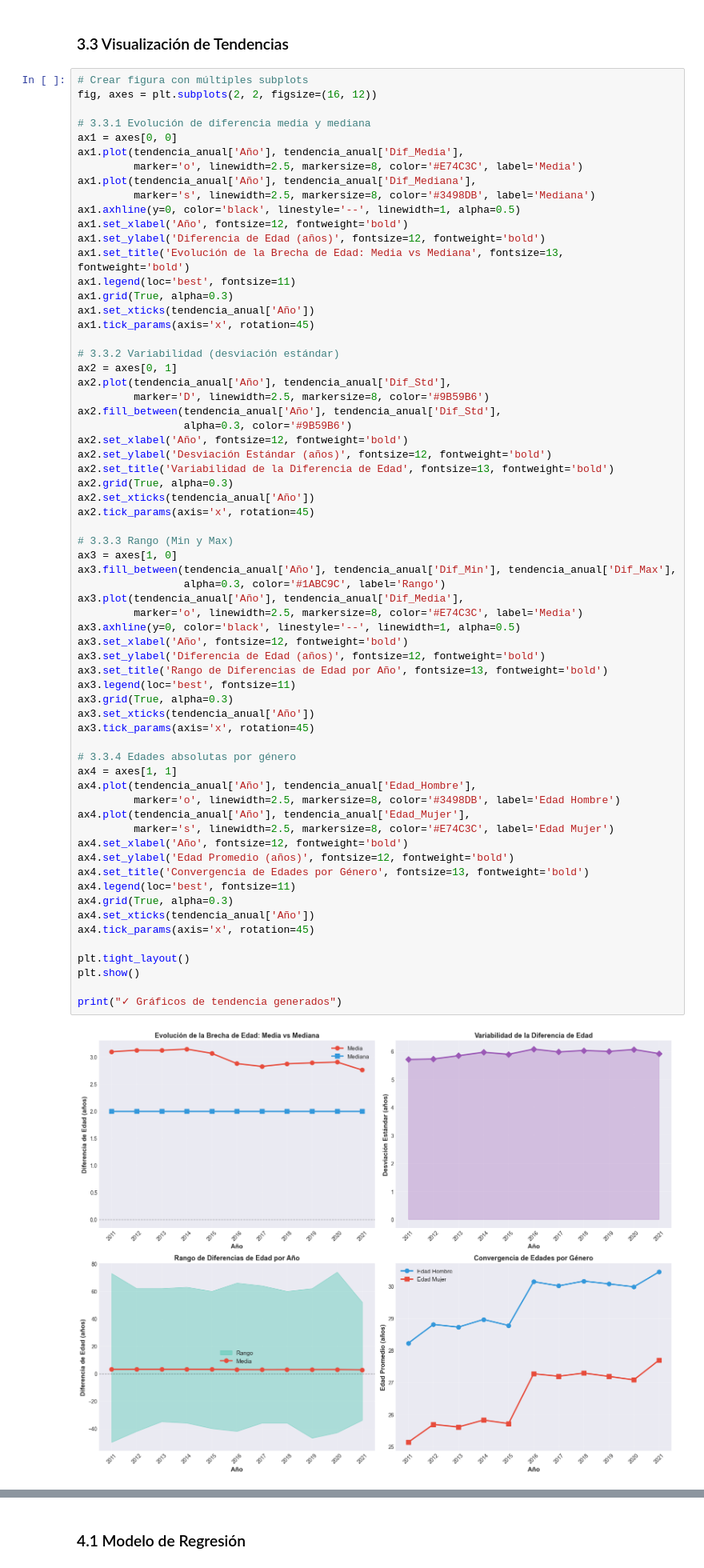
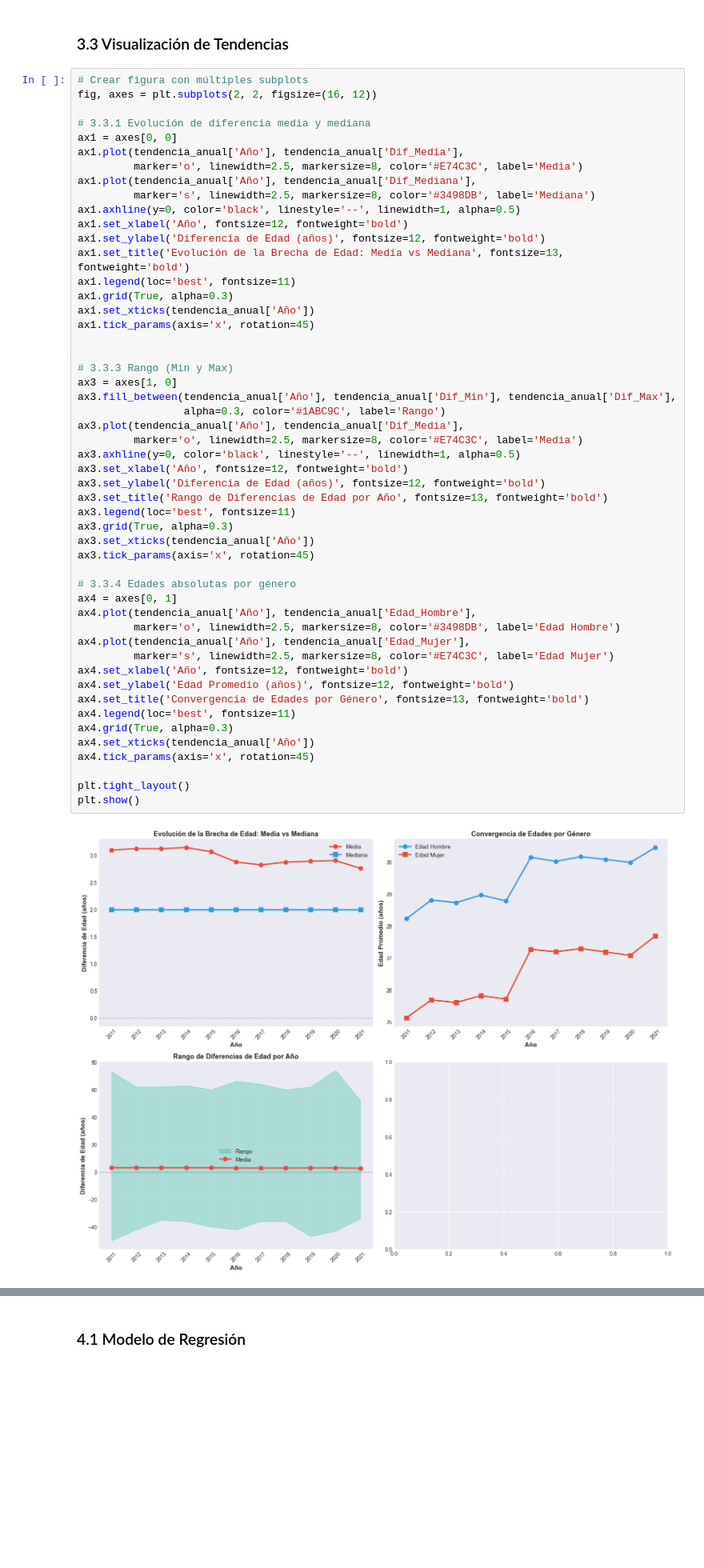
Before and after one commit to Branuvg/proyecto1_mineria, a Jupyter notebook: Hipotesis_3_Brecha_Edad_Conyuges.ipynb, the cells around one changed output, grey strips where cells are left out. Shown at 80% size. Saved outputs shown, nothing was run; the diff lists cells and outputs as text; blank space fills up the shorter version.

```diff
--- a/Hipotesis_3_Brecha_Edad_Conyuges.ipynb
+++ b/Hipotesis_3_Brecha_Edad_Conyuges.ipynb
@@ -276,51 +257,37 @@ ax1.grid(True, alpha=0.3)
 ax1.set_xticks(tendencia_anual['Año'])
 ax1.tick_params(axis='x', rotation=45)
 
-# 3.3.2 Variabilidad (desviación estándar)
-ax2 = axes[0, 1]
-ax2.plot(tendencia_anual['Año'], tendencia_anual['Dif_Std'],
-         marker='D', linewidth=2.5, markersize=8, color='#9B59B6')
-ax2.fill_between(tendencia_anual['Año'], tendencia_anual['Dif_Std'],
-                 alpha=0.3, color='#9B59B6')
-ax2.set_xlabel('Año', fontsize=12, fontweight='bold')
-ax2.set_ylabel('Desviación Estándar (años)', fontsize=12, fontweight='bold')
-ax2.set_title('Variabilidad de la Diferencia de Edad', fontsize=13, fontweight='bold')
-ax2.grid(True, alpha=0.3)
-ax2.set_xticks(tendencia_anual['Año'])
-ax2.tick_params(axis='x', rotation=45)
 
 # 3.3.3 Rango (Min y Max)
 ax3 = axes[1, 0]
 ax3.fill_between(tendencia_anual['Año'], tendencia_anual['Dif_Min'], tendencia_anual['Dif_Max'],
                  alpha=0.3, color='#1ABC9C', label='Rango')
 ax3.plot(tendencia_anual['Año'], tendencia_anual['Dif_Media'],
          marker='o', linewidth=2.5, markersize=8, color='#E74C3C', label='Media')
 ax3.axhline(y=0, color='black', linestyle='--', linewidth=1, alpha=0.5)
 ax3.set_xlabel('Año', fontsize=12, fontweight='bold')
 ax3.set_ylabel('Diferencia de Edad (años)', fontsize=12, fontweight='bold')
 ax3.set_title('Rango de Diferencias de Edad por Año', fontsize=13, fontweight='bold')
 ax3.legend(loc='best', fontsize=11)
 ax3.grid(True, alpha=0.3)
 ax3.set_xticks(tendencia_anual['Año'])
 ax3.tick_params(axis='x', rotation=45)
 
 # 3.3.4 Edades absolutas por género
-ax4 = axes[1, 1]
+ax4 = axes[0, 1]
 ax4.plot(tendencia_anual['Año'], tendencia_anual['Edad_Hombre'],
          marker='o', linewidth=2.5, markersize=8, color='#3498DB', label='Edad Hombre')
 ax4.plot(tendencia_anual['Año'], tendencia_anual['Edad_Mujer'],
          marker='s', linewidth=2.5, markersize=8, color='#E74C3C', label='Edad Mujer')
 ax4.set_xlabel('Año', fontsize=12, fontweight='bold')
 ax4.set_ylabel('Edad Promedio (años)', fontsize=12, fontweight='bold')
 ax4.set_title('Convergencia de Edades por Género', fontsize=13, fontweight='bold')
 ax4.legend(loc='best', fontsize=11)
 ax4.grid(True, alpha=0.3)
 ax4.set_xticks(tendencia_anual['Año'])
 ax4.tick_params(axis='x', rotation=45)
 
 plt.tight_layout()
 plt.show()
-
-print("✓ Gráficos de tendencia generados")
 # %% [output]
-[figure, old version]
+[figure, new version]
```
Also changed, not shown: parts of 20 cells of this notebook, 1 other file.
